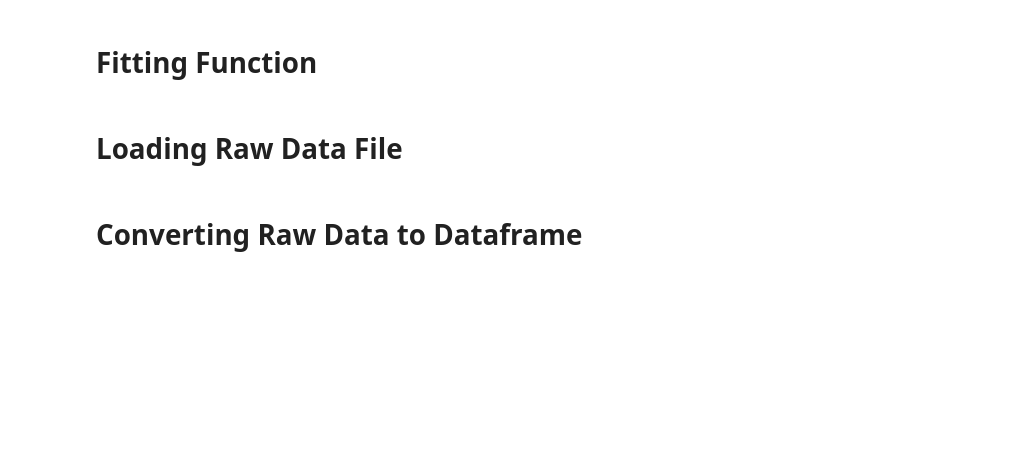
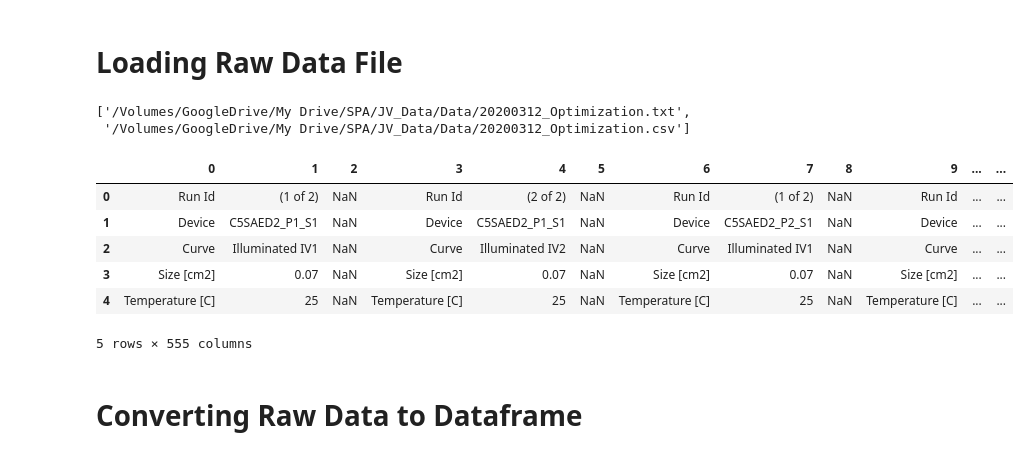
Before and after one commit to fenning-research-group/Python-Utilities, a Jupyter notebook: FrgTools/Example Notebooks/Tracer JV Processing/JV_Plotter.ipynb, the cells around one changed output. Saved outputs shown, nothing was run; the diff lists cells and outputs as text; code cells hidden in the pictures; blank space fills up the shorter version.

```diff
--- a/FrgTools/Example Notebooks/Tracer JV Processing/JV_Plotter.ipynb
+++ b/FrgTools/Example Notebooks/Tracer JV Processing/JV_Plotter.ipynb
@@ -8,5 +10,3 @@ import pandas as pd
 import os
 from scipy.optimize import curve_fit
 from tqdm import tqdm
-# %% [markdown]
-# Fitting Function
@@ -168,14 +18,27 @@ for f in frgm.listdir('Data', display = False):
     if 'control' in f and '_rgb' not in f:
         continue
     fids.append(f)
+fids
+# %% [output]
+['/Volumes/GoogleDrive/My Drive/SPA/JV_Data/Data/20200312_Optimization.txt',
+ '/Volumes/GoogleDrive/My Drive/SPA/JV_Data/Data/20200312_Optimization.csv']
 # %%
 # Use either frgm tool to load the file path or replace "fids[0]" with your file path
 # use regular csv read if you converted to csv
 # df = pd.read_csv(fids[1], header=None)
 # otherwise use:
 df = pd.read_csv(fids[0], delimiter="\t", header=None)
 df.drop(df.columns[len(df.columns)-1], axis=1, inplace=True)
 row, col = df.shape
+df.head()
+# %% [output]
+|  | 0 | 1 | 2 | 3 | 4 | 5 | 6 | 7 | 8 | 9 | ... | ... |
+| 0 | Run Id | (1 of 2) | NaN | Run Id | (2 of 2) | NaN | Run Id | (1 of 2) | NaN | Run Id | ... | ... |
+| 1 | Device | C5SAED2_P1_S1 | NaN | Device | C5SAED2_P1_S1 | NaN | Device | C5SAED2_P2_S1 | NaN | Device | ... | ... |
+| 2 | Curve | Illuminated IV1 | NaN | Curve | Illuminated IV2 | NaN | Curve | Illuminated IV1 | NaN | Curve | ... | ... |
+| 3 | Size [cm2] | 0.07 | NaN | Size [cm2] | 0.07 | NaN | Size [cm2] | 0.07 | NaN | Size [cm2] | ... | ... |
+| 4 | Temperature [C] | 25 | NaN | Temperature [C] | 25 | NaN | Temperature [C] | 25 | NaN | Temperature [C] | ... | ... |
+5 rows × 555 columns
 # %% [markdown]
 # Converting Raw Data to Dataframe
 # %%
```
Also changed, not shown: parts of 14 cells of this notebook, 3 other files.
